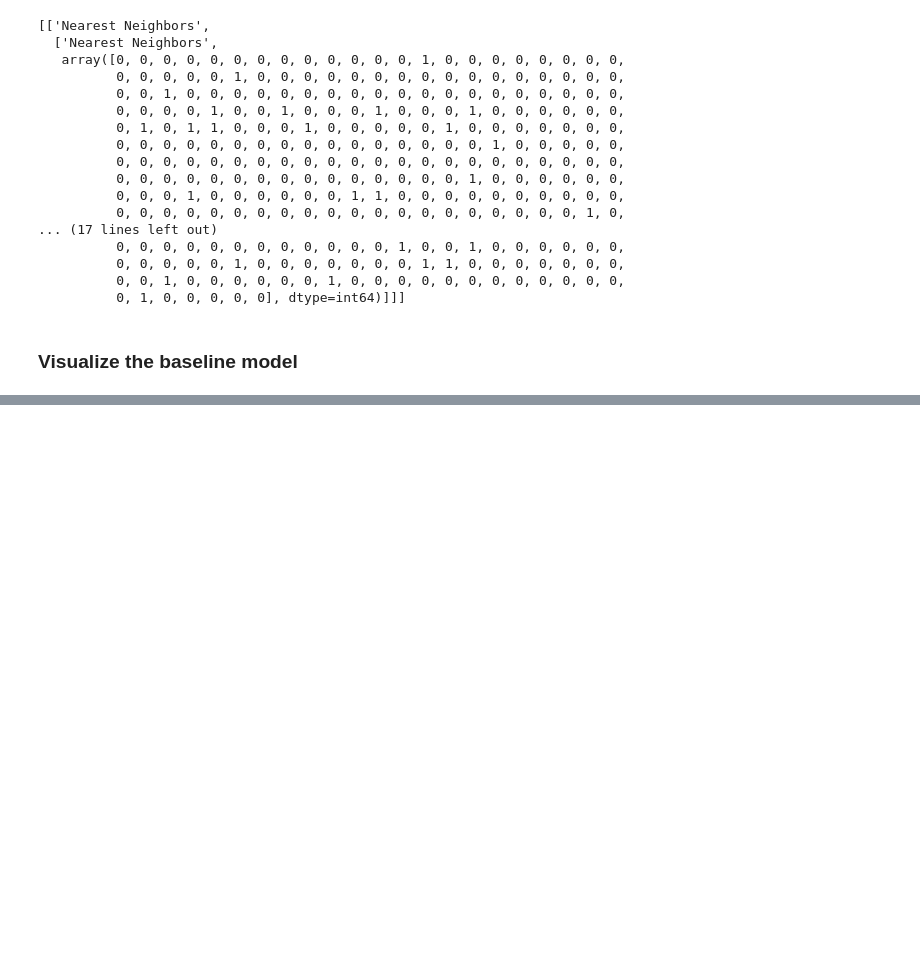
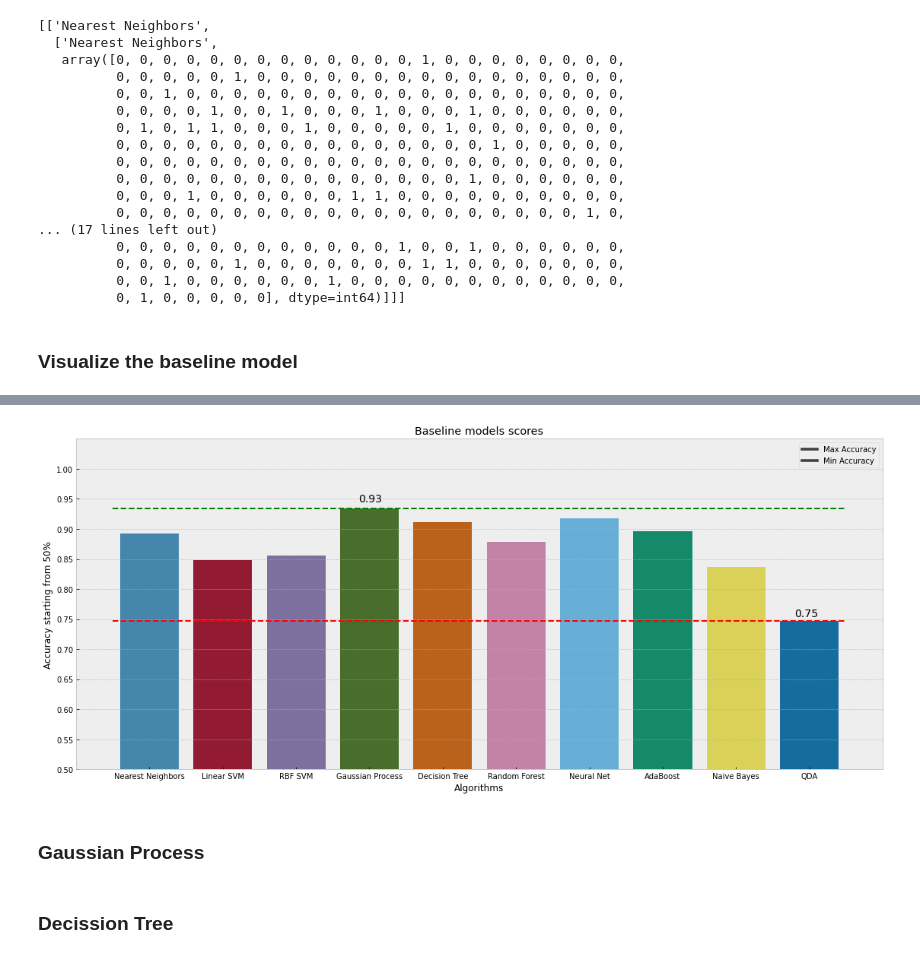
Before and after one commit to CarJung/Churn_exploration, a Jupyter notebook: churn_model.ipynb, the cells around one changed output, grey strips where cells are left out. Saved outputs shown, nothing was run; the diff lists cells and outputs as text; code cells hidden in the pictures; blank space fills up the shorter version.

Commit message:
scores

```diff
--- a/churn_model.ipynb
+++ b/churn_model.ipynb
@@ -161,7 +161,7 @@ trained_alg
                   ('QDA', QuadraticDiscriminantAnalysis())])]]
 # %%
 for name, clf in trained_alg:
-    scores.append([name, score(x_test, y_test, name, clf)])
+    scores.append(score(x_test, y_test, name, clf))
 # %%
 scores
 # %% [output]
@@ -200,3 +200,8 @@ predictions[:1]
           0, 1, 0, 0, 0, 0, 0], dtype=int64)]]]
 # %% [markdown]
 ### Visualize the baseline model
+# %%
+import matplotlib.pyplot as plt
+import seaborn as sns
+
+plt.style.use('bmh')
@@ -202,0 +234,19 @@ predictions[:1]
+# %%
+plt.figure(figsize=(19,8))
+sns.barplot(x=[i[0] for i in scores], y=[i[1] for i in scores])
+plt.ylim(0.5, 1.05)
+plt.yticks(np.arange(0.5, 1.05, 0.05))
+plt.ylabel('Accuracy starting from 50%')
+plt.xlabel('Algorithms')
+plt.hlines(y=np.max([i[1] for i in scores]), xmin=-0.5, xmax=9.5, colors='g', linestyles='dashed')
+plt.text(2.85, 0.95, round(np.max([i[1] for i in scores]),2) , ha='left', va='center', fontsize = 14)
+plt.hlines(y=np.min([i[1] for i in scores]), xmin=-0.5, xmax=9.5, colors='r', linestyles='dashed')
+plt.text(8.8, 0.76, round(np.min([i[1] for i in scores]),2), ha='left', va='center', fontsize = 14)
+plt.legend(['Max Accuracy', 'Min Accuracy'])
+plt.title('Baseline models scores');
+# %% [output]
+[figure, added]
+# %% [markdown]
+### Gaussian Process
+# %% [markdown]
+### Decission Tree
```
Also changed, not shown: parts of 3 cells of this notebook.
